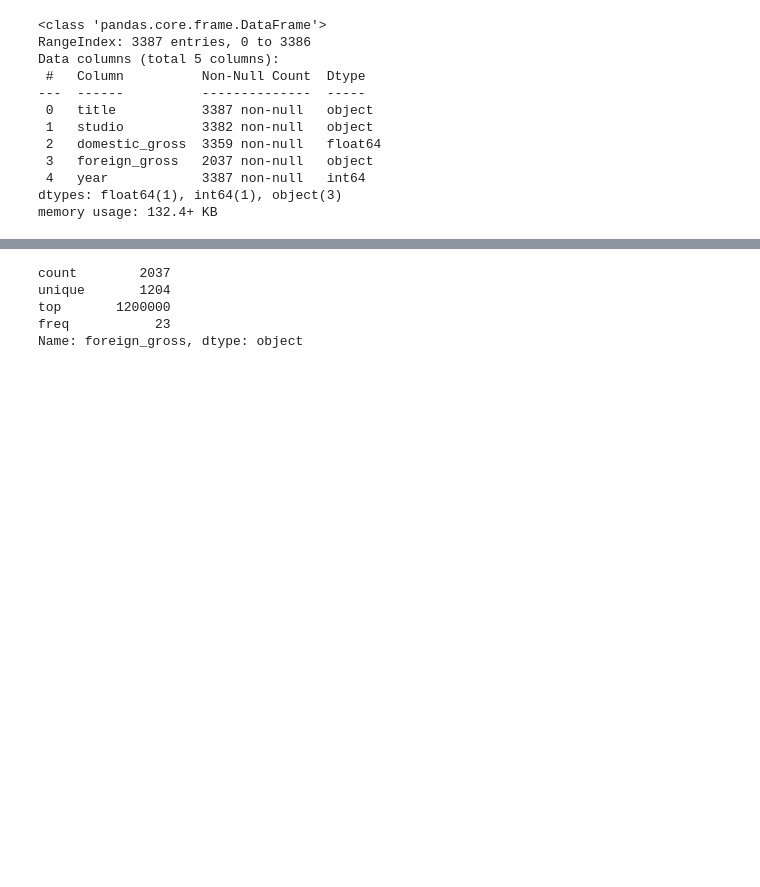
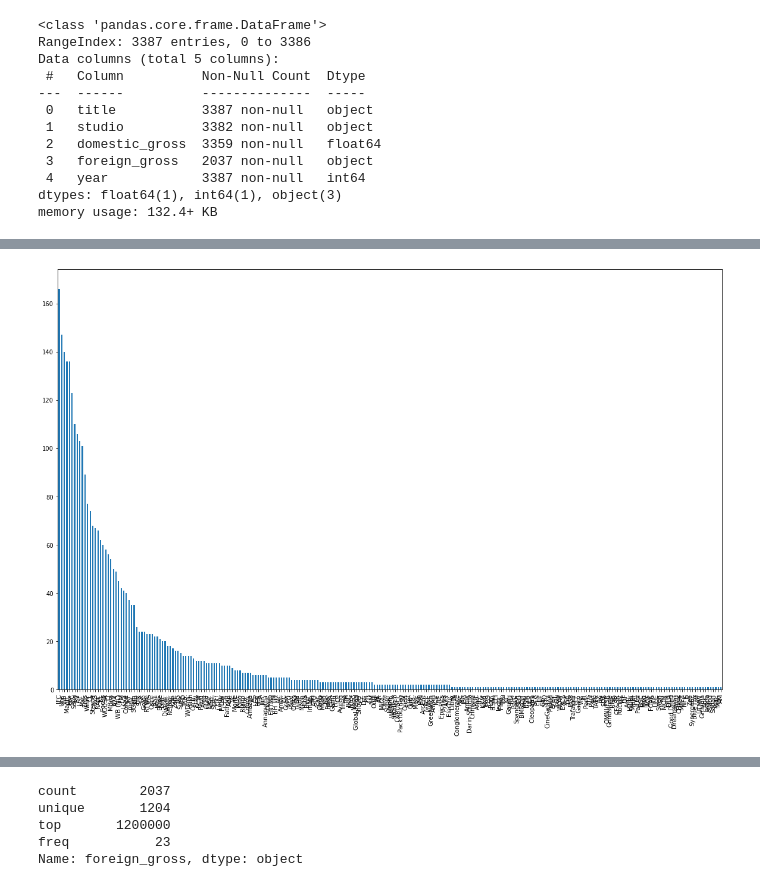
Before and after one commit to ran0027/microsoft_movie_analysis, a Jupyter notebook: EDA.ipynb, the cells around one changed output, grey strips where cells are left out. Drawn from its saved outputs; the diff is of its cells as text; code cells hidden in the pictures; blank space fills up the shorter version.

```diff
--- a/EDA.ipynb
+++ b/EDA.ipynb
@@ -36,0 +97,11 @@ memory usage: 132.4+ KB
+# %%
+# Should I do anything to account for the fact that some studios are "over-represented" or "under-represented" in this data
+# set? Or just keep in mind that Microsoft wants to make lots of movies that are profitable, not just one or two.
+
+fig, ax = plt.subplots(figsize=(20, 13))
+
+gross_revenue_by_film.studio.value_counts().plot(kind='bar', ax=ax)
+
+plt.show();
+# %% [output]
+[figure, added]
```
Also changed, not shown: parts of 43 cells of this notebook.
